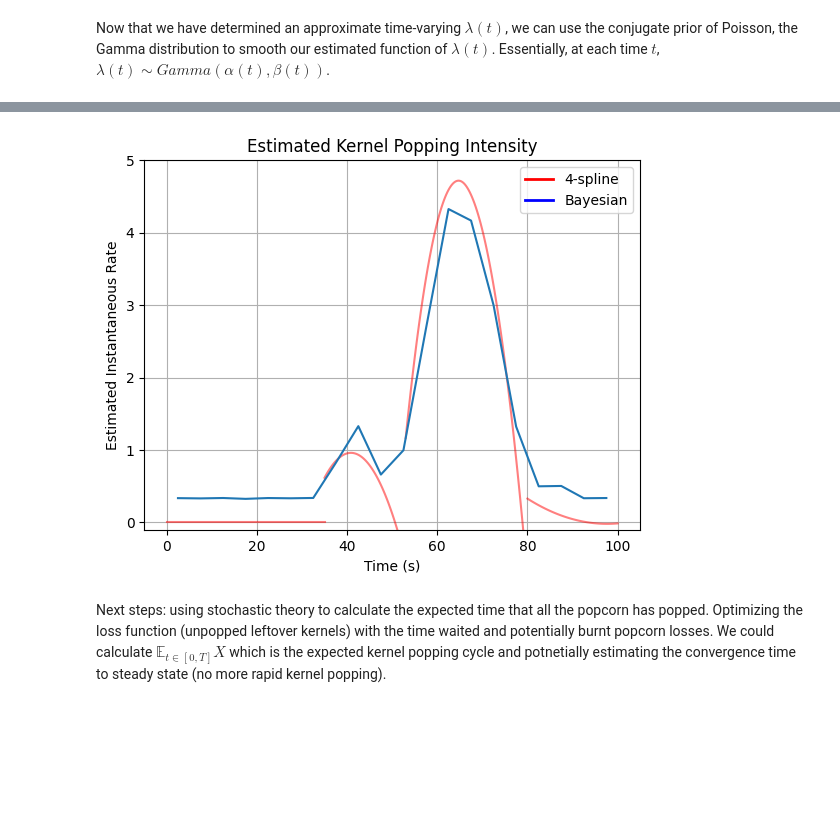
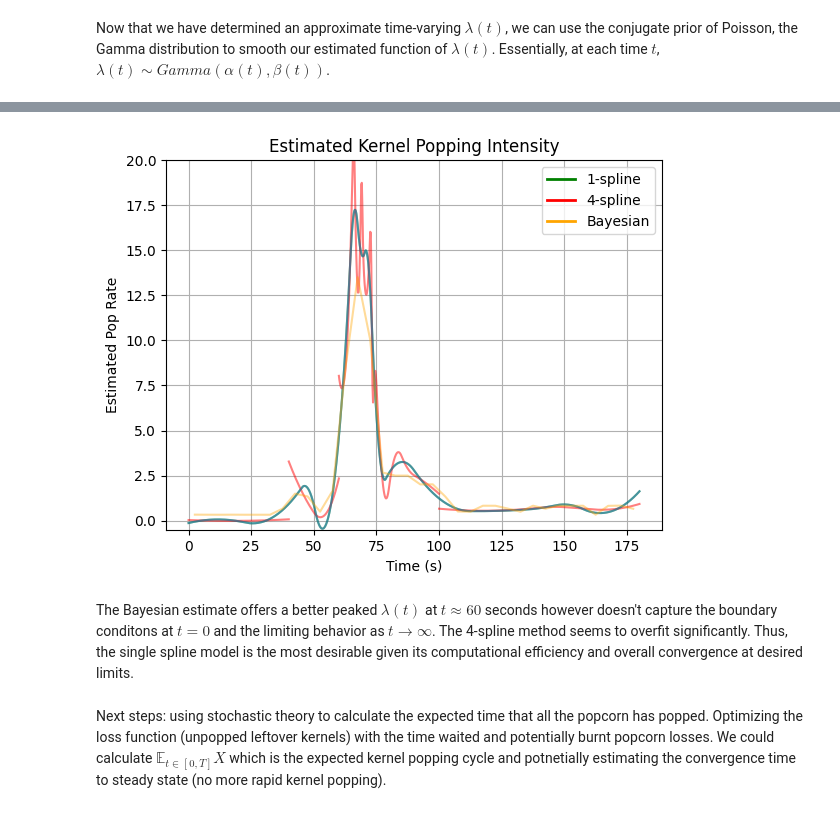
Before and after one commit to siddhantamberkar/popcorn, a Jupyter notebook: poisson-pops.ipynb, the cells around one changed output, grey strips where cells are left out. Cells and saved outputs as stored; diff of their text form; code cells hidden in the pictures; blank space fills up the shorter version.

```diff
--- a/poisson-pops.ipynb
+++ b/poisson-pops.ipynb
@@ -78,14 +101,15 @@ $$
 Note that we cannot say that $X(t)$ is simply distributed as Poisson with rate $\lambda(t)$ but require the nuance of the cumulative intensity function, $\Lambda(t)$.
 # %%
 ## Discrete Cumulutive Disitrubtion Function (CDF) of Popped Kernels with Shading
-shaded_regions = [(0, 35),(35.3, 53),(53.4, 80),(80.3, 100)]
+shaded_regions = [(0, 40),(40.3, 60),(60.3, 100),(100.3, 180)]
 colors = ['#4a90e2', '#357ABD', '#2a5d9f', '#1e3f7d']
 for (start, end), color in zip(shaded_regions, colors):
     plt.axvspan(start, end, color=color, alpha=0.3)
 
-plt.scatter(time,pops, s = 20, color = "black")
+plt.scatter(time,pops, s = 5, color = "black")
 plt.xlabel("Time (s)")
 plt.ylabel("CKP(t)")
+plt.xlim(0,180)
 plt.title("Cumulative Kernels Popped Over Time with Phase Regions")
 plt.tight_layout()
 plt.show()
@@ -136,7 +162,7 @@ plt.show()
 # %%
 # non-parametric regression on cumulative counts using four smoothing splines
 # by observation, we select these four phase regions
-regions = [(0, 35),(35, 53),(53, 80),(80, 100)]
+regions = [(0, 40),(40, 60),(60, 100),(100, 180)]
 pops = np.array(pops) # doesnt require forced (0,0) condition since it's already more robust
 splines = []
 for (start, end) in regions:
@@ -145,15 +171,15 @@ for (start, end) in regions:
     splines.append((spline4, start, end))
 
 for spline, start, end in splines:
-    t_region = np.linspace(start, end, 100)
+    t_region = np.linspace(start, end, 180)
     plt.plot(t_region, spline(t_region), label=rf"$\hat{{\lambda}}_{4}$(t) $\in$ [{start},{end}]", linewidth = 2.5, alpha = 0.6)
 
 # Fit spline
-spline = UnivariateSpline(x, y, w=w)
 plt.plot(time, pops, color='k', alpha = 0.5, label = 'Observed')
 plt.title(r"$\hat{{\Lambda}}_{4}(t)$ vs. $\Lambda(t)$")
 plt.ylabel("Cumulative Kernels Popped")
 plt.xlabel("Time (s)")
+plt.xlim(0,180)
 plt.legend()
 plt.grid(True)
 plt.show()
@@ -164,7 +190,7 @@ plt.show()
 lambdas = [(spline4.derivative(), start, end) for spline4, start, end in splines]
 
 for deriv_spline, start, end in lambdas:
-    t_region = np.linspace(start, end, 100)
+    t_region = np.linspace(start, end, 180)
     plt.plot(t_region, deriv_spline(t_region), label=rf"$\hat{{\lambda}}_{4}$(t) $\in$ [{start},{end}]")
 
 plt.legend()
@@ -172,6 +198,6 @@ plt.title(r"First Derivative of 4-Spline Fit ($\hat{\lambda}_{4}$(t))")
 plt.xlabel("Time (s)")
 plt.ylabel(r'Estimated Pop Rate ($\hat{\lambda}$(t))')
 plt.grid()
-plt.ylim(-0.1,5)
+plt.ylim(-0.5,20)
 plt.show()
 # %% [output]
@@ -181,7 +207,7 @@ from matplotlib.lines import Line2D
 
 plt.plot(time, lambda_hat, label=r'$\hat{\lambda}(t)$', alpha = 0.6)
 for deriv_spline, start, end in lambdas:
-    t_region = np.linspace(start, end, 100)
+    t_region = np.linspace(start, end, 180)
     plt.plot(t_region, deriv_spline(t_region), label=rf"$\hat{{\lambda}}_{4}$(t) $\in$ [{start},{end}]", color = "orange", alpha = 0.6)
 custom_lines = [
     Line2D([0], [0], color='orange', lw=2, label="4-spline", alpha = 0.6),
@@ -190,7 +216,9 @@ custom_lines = [
 plt.legend(handles=custom_lines)
 plt.xlabel("Time (s)")
 plt.ylabel("Estimated Pop Rate")
-plt.title(r"$\hat{{\Lambda}}_{4}(t)$ vs. $\hat{{\Lambda}}_{1}(t)$")
+plt.title(r"$\hat{{\lambda}}_{4}(t)$ vs. $\hat{{\lambda}}_{1}(t)$")
+plt.ylim(-0.5,20)
+plt.xlim(0,180)
 plt.grid()
 plt.show()
 # %% [output]
@@ -241,23 +270,26 @@ Sampling 4 chains for 1_000 tune and 1_000 draw iterations (4_000 + 4_000 draws
 # %%
+plt.plot(time, lambda_hat, color = "green", alpha = 0.5)
 for deriv_spline, start, end in lambdas:
-    t_region = np.linspace(start, end, 100)
+    t_region = np.linspace(start, end, 180)
     plt.plot(t_region, deriv_spline(t_region), color = "red", alpha = 0.5)
-#plt.plot(time, lambda_hat, label=r'spline')
 plt.xlabel("Time (s)")
-plt.ylabel("Estimated Instantaneous Rate")
+plt.ylabel("Estimated Pop Rate")
 custom_lines = [
+    Line2D([0], [0], color='green', lw=2, label="1-spline"),
     Line2D([0], [0], color='red', lw=2, label="4-spline"),
-    Line2D([0], [0], color='blue', lw=2, label="Bayesian")
+    Line2D([0], [0], color='orange', lw=2, label="Bayesian")
 ]
-
-plt.legend(handles=custom_lines)
-plt.plot(midpoints, lambda_mean)
+plt.plot(time, lambda_hat, label=r'1-spline', alpha = 0.6)
+plt.plot(midpoints, lambda_mean, color = "orange", alpha = 0.4)
 plt.title("Estimated Kernel Popping Intensity")
-plt.ylim(-0.1,5)
+plt.ylim(-0.5,20)
+plt.legend(handles = custom_lines)
 plt.grid()
 plt.show()
 # %% [output]
-[figure, old version]
+[figure, new version]
+# %% [markdown]
+The Bayesian estimate offers a better peaked $\lambda(t)$ at $t \approx 60$ seconds however doesn't capture the boundary conditons at $t = 0$ and the limiting behavior as $t \rightarrow \infty$. The 4-spline method seems to overfit significantly. Thus, the single spline model is the most desirable given its computational efficiency and overall convergence at desired limits.
 # %% [markdown]
 Next steps: using stochastic theory to calculate the expected time that all the popcorn has popped. Optimizing the loss function (unpopped leftover kernels) with the time waited and potentially burnt popcorn losses. We could calculate $\mathbb{E}_{t \in [0,T]}{X}$ which is the expected kernel popping cycle and potnetially estimating the convergence time to steady state (no more rapid kernel popping).
 # %% [markdown]
```
Also changed, not shown: parts of 13 cells of this notebook, 7 other files.
